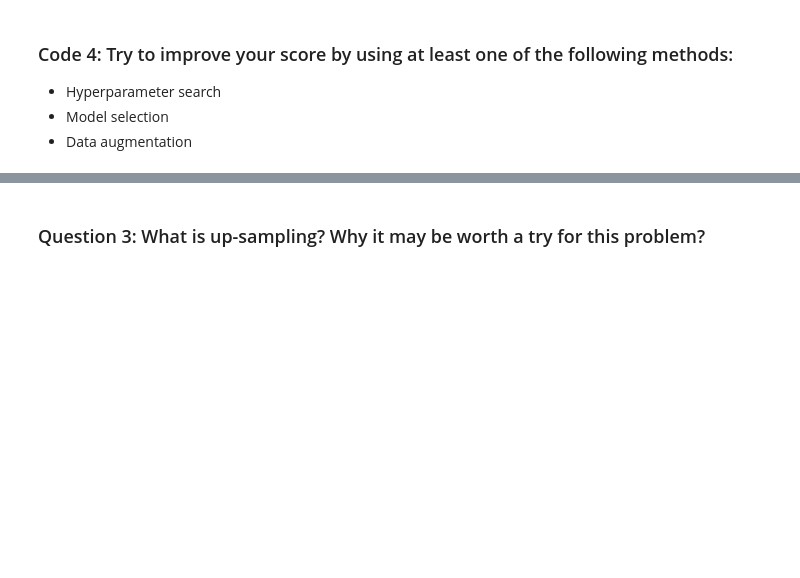
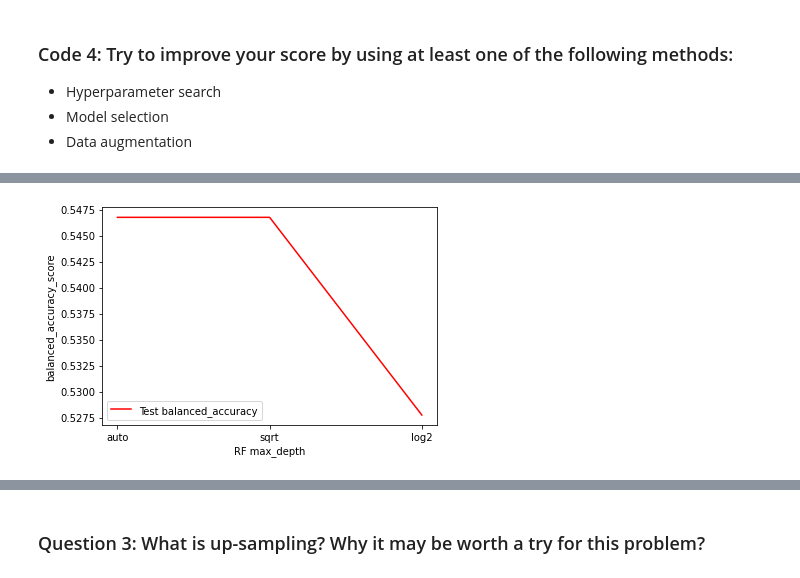
Before and after one commit to mdsalem17/Mortality-Prediction, a Jupyter notebook: TP4.ipynb, the cells around one changed output, grey strips where cells are left out. Saved outputs shown, nothing was run; the diff lists cells and outputs as text; code cells hidden in the pictures; blank space fills up the shorter version.

```diff
--- a/TP4.ipynb
+++ b/TP4.ipynb
@@ -556,0 +636,17 @@ bestF = gridF.fit(xtrain_final, ytrain_final)"""
+# %%
+max_features = ['auto', 'sqrt', 'log2']
+test3_results = []
+for mf in max_features:
+    rforest = RandomForestClassifier(random_state = 42, n_estimators = 100, max_depth = 24, max_features=mf)
+    rforest.fit(xtrain_final, ytrain_final)
+    ypred = rforest.predict(xvalid_final)
+    accuracy = balanced_accuracy_score(yvalid_final, ypred)
+    test3_results.append(accuracy)
+from matplotlib.legend_handler import HandlerLine2D
+line3, = plt.plot(max_features, test3_results, 'r', label="Test balanced_accuracy")
+plt.legend(handler_map={line1: HandlerLine2D(numpoints=2)})
+plt.ylabel('balanced_accuracy_score')
+plt.xlabel('RF max_depth')
+plt.show()
+# %% [output]
+[figure, added]
```
Also changed, not shown: parts of 49 cells of this notebook.
